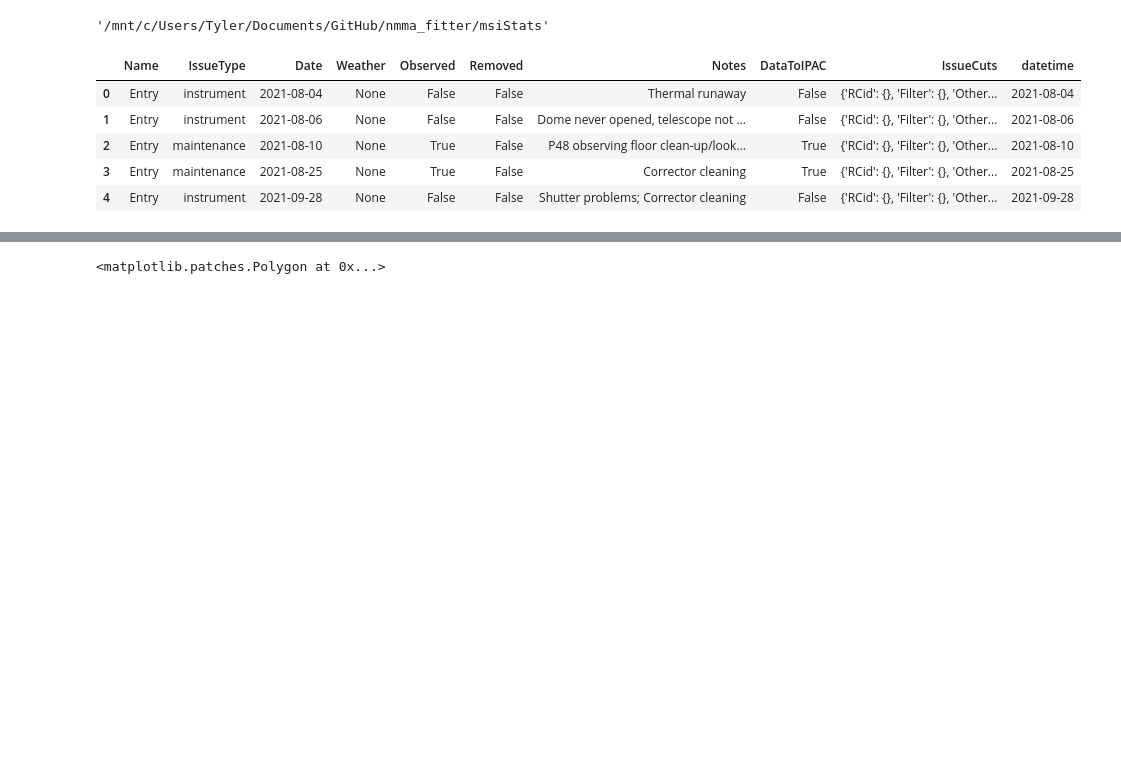
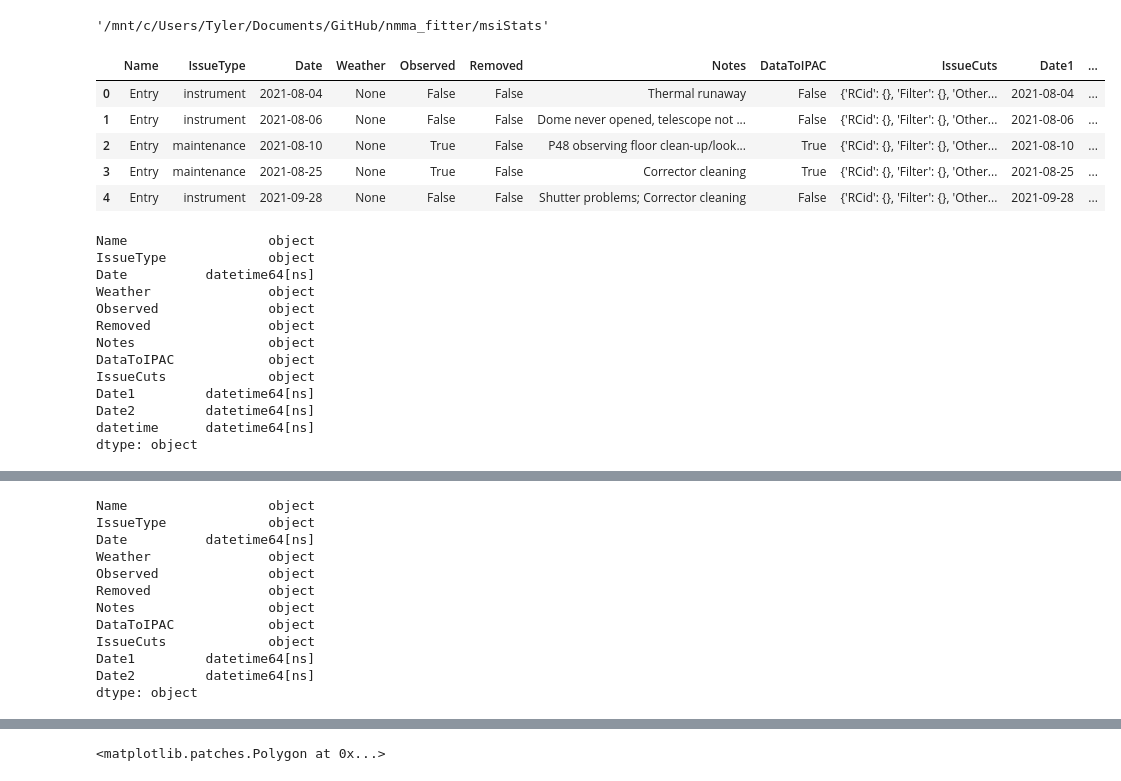
Before and after one commit to tylerbarna/nmma_fitter, a Jupyter notebook: msiStats/ztfOfflineDates.ipynb, the cells around one changed output, grey strips where cells are left out. Saved outputs shown, nothing was run; the diff lists cells and outputs as text; code cells hidden in the pictures; blank space fills up the shorter version.

```diff
--- a/msiStats/ztfOfflineDates.ipynb
+++ b/msiStats/ztfOfflineDates.ipynb
@@ -39,18 +41,39 @@ os.getcwd()
 # %%
 with open('ztf_observation_log.json','r') as f:
     data = json.load(f)['Entries']
 data= pd.DataFrame(data)
 df = data.drop(data.index[0]).reset_index(drop=True)
 
+df.loc[:, 'Date1'] = (df.Date.map(lambda x: x[0])).astype(np.datetime64)
+df.loc[:, 'Date2'] = (df.Date.map(lambda x: x[1])).astype(np.datetime64)
 df.loc[:, 'Date'] = (df.Date.map(lambda x: x[0])).astype(np.datetime64)
+
 df['datetime'] = pd.to_datetime(df['Date'], format='%Y-%m-%d')
 df = df[df['Date'] > '2021-05-31'].reset_index(drop=True)
 #df['Date'] = pd.to_datetime(df['Date']).astype(np.datetime64)
 display(df.head())
+print(df.dtypes)
+#df.set_index('Date', inplace=True)
+df2 = df.set_index('datetime')
+display(df2.head())
+print(df2.dtypes)
 # %% [output]
-|  | Name | IssueType | Date | Weather | Observed | Removed | Notes | DataToIPAC | IssueCuts | datetime |
-| 0 | Entry | instrument | 2021-08-04 | None | False | False | Thermal runaway | False | {'RCid': {}, 'Filter': {}, 'Other... | 2021-08-04 |
-| 1 | Entry | instrument | 2021-08-06 | None | False | False | Dome never opened, telescope not ... | False | {'RCid': {}, 'Filter': {}, 'Other... | 2021-08-06 |
-| 2 | Entry | maintenance | 2021-08-10 | None | True | False | P48 observing floor clean-up/look... | True | {'RCid': {}, 'Filter': {}, 'Other... | 2021-08-10 |
-| 3 | Entry | maintenance | 2021-08-25 | None | True | False | Corrector cleaning | True | {'RCid': {}, 'Filter': {}, 'Other... | 2021-08-25 |
-| 4 | Entry | instrument | 2021-09-28 | None | False | False | Shutter problems; Corrector cleaning | False | {'RCid': {}, 'Filter': {}, 'Other... | 2021-09-28 |
+|  | Name | IssueType | Date | Weather | Observed | Removed | Notes | DataToIPAC | IssueCuts | Date1 | ... |
+| 0 | Entry | instrument | 2021-08-04 | None | False | False | Thermal runaway | False | {'RCid': {}, 'Filter': {}, 'Other... | 2021-08-04 | ... |
+| 1 | Entry | instrument | 2021-08-06 | None | False | False | Dome never opened, telescope not ... | False | {'RCid': {}, 'Filter': {}, 'Other... | 2021-08-06 | ... |
+| 2 | Entry | maintenance | 2021-08-10 | None | True | False | P48 observing floor clean-up/look... | True | {'RCid': {}, 'Filter': {}, 'Other... | 2021-08-10 | ... |
+| 3 | Entry | maintenance | 2021-08-25 | None | True | False | Corrector cleaning | True | {'RCid': {}, 'Filter': {}, 'Other... | 2021-08-25 | ... |
+| 4 | Entry | instrument | 2021-09-28 | None | False | False | Shutter problems; Corrector cleaning | False | {'RCid': {}, 'Filter': {}, 'Other... | 2021-09-28 | ... |
+Name                  object
+IssueType             object
+Date          datetime64[ns]
+Weather               object
+Observed              object
+Removed               object
+Notes                 object
+DataToIPAC            object
+IssueCuts             object
+Date1         datetime64[ns]
+Date2         datetime64[ns]
+datetime      datetime64[ns]
+dtype: object
@@ -57,2 +87,14 @@ display(df.head())
+Name                  object
+IssueType             object
+Date          datetime64[ns]
+Weather               object
+Observed              object
+Removed               object
+Notes                 object
+DataToIPAC            object
+IssueCuts             object
+Date1         datetime64[ns]
+Date2         datetime64[ns]
+dtype: object
 # %%
 fig, ax = plt.subplots(figsize=(10, 5))
```
Also changed, not shown: parts of 3 cells of this notebook, 33 other files.
